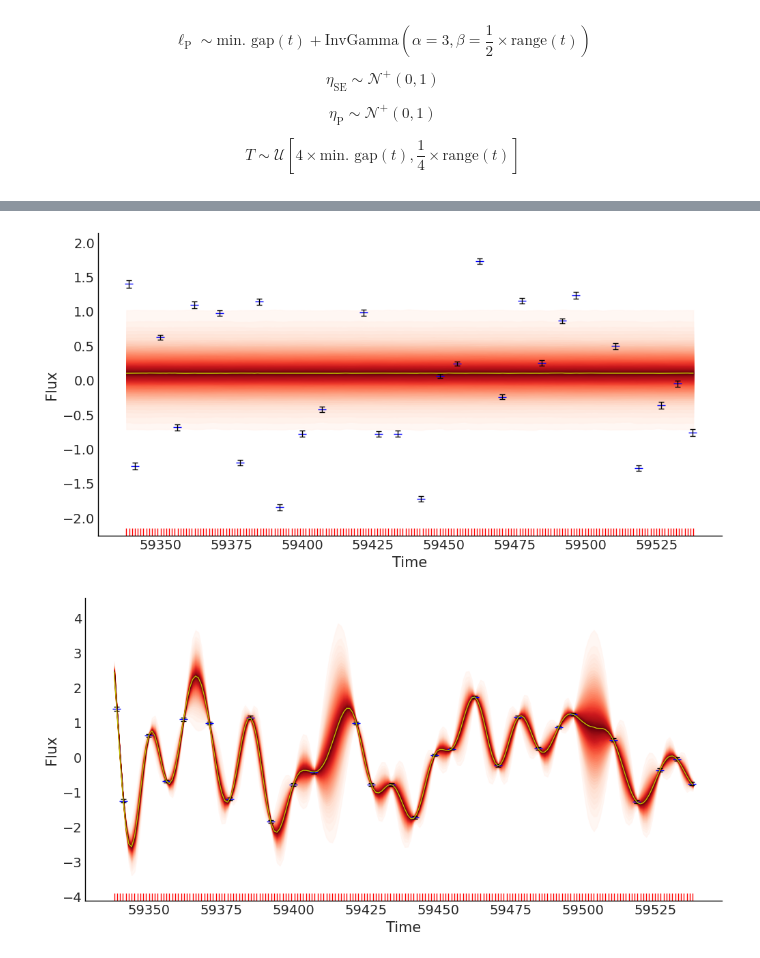
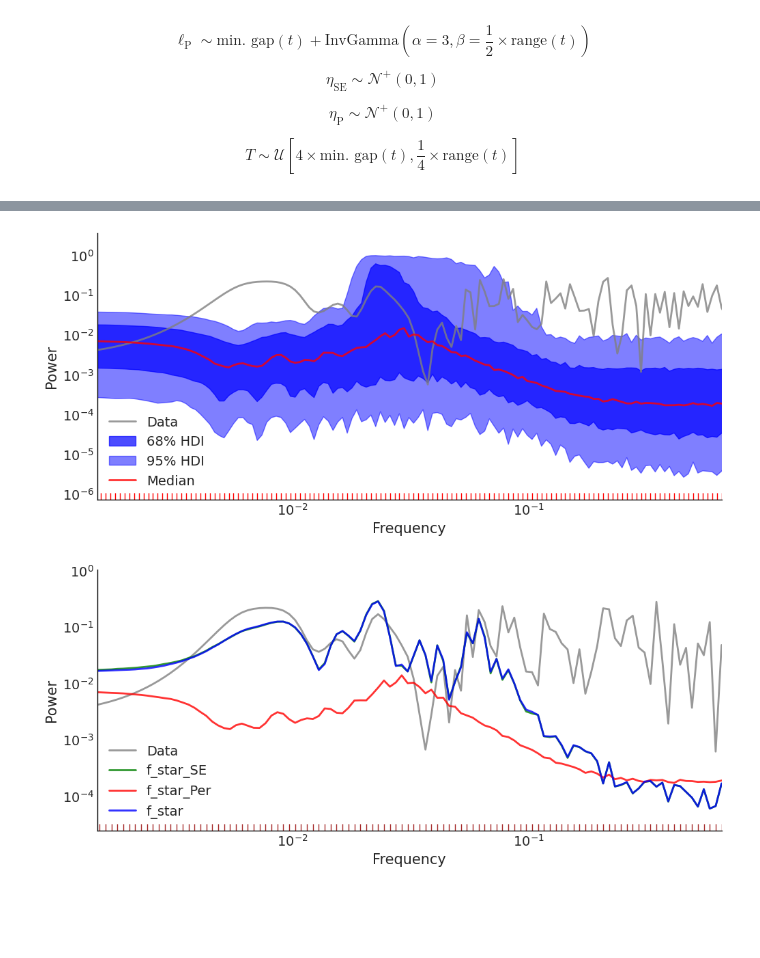
Before and after one commit to shihchingfu/gp-sandbox-thunderkat, a Jupyter notebook: fitting_80_ra271.352_dec-29.642_MAXIJ1803.ipynb, the cells around one changed output, grey strips where cells are left out. Saved outputs shown, nothing was run; the diff lists cells and outputs as text; code cells hidden in the pictures; blank space fills up the shorter version.

```diff
--- a/fitting_80_ra271.352_dec-29.642_MAXIJ1803.ipynb
+++ b/fitting_80_ra271.352_dec-29.642_MAXIJ1803.ipynb
@@ -22,6 +23,6 @@ Running on PyMC v5.6.1
 # %%
 # File paths to CSVs of flux density observations.
 csv_paths_list = sorted(list(Path('data_raw').iterdir()))
-csv_path = csv_paths_list[3]
-ufn.plot_lc(csv_path, save_plot=True)
+csv_path = csv_paths_list[4]
+ufn.plot_lc(csv_path, show_title=True, save_plot=False);
 # %% [output]
@@ -123,10 +176,12 @@ plt.savefig("figures/80_ra271.352_dec-29.642_MAXIJ1803TraPDB_andersson_postpred_
 # %%
-ufn.plot_postpred_samples(gpSE_gpPer_trace, "f_star_Per")
-plt.savefig("figures/80_ra271.352_dec-29.642_MAXIJ1803TraPDB_andersson_postpred_fstarPer.jpg", dpi=300, bbox_inches='tight')
+ufn.plot_lsp(gpSE_gpPer_trace, group="posterior_predictive", variable_name="f_star_Per")
+plt.xlim(this_xlim);
+#plt.savefig(f"figures/{csv_path.stem}_postpred_lsp_fstarPer.jpg", dpi=300, bbox_inches='tight')
 # %% [output]
-[figure, old version]
+[figure, new version]
 # %%
-ufn.plot_postpred_samples(gpSE_gpPer_trace, "f_star")
-plt.savefig("figures/80_ra271.352_dec-29.642_MAXIJ1803TraPDB_andersson_postpred_fstar.jpg", dpi=300, bbox_inches='tight')
+ufn.plot_lsps(gpSE_gpPer_trace, group="posterior_predictive")
+plt.xlim(this_xlim);
+#plt.savefig(f"figures/{csv_path.stem}_postpred_lsps.jpg", dpi=300, bbox_inches='tight')
 # %% [output]
-[figure, old version]
+[figure, new version]
```
Also changed, not shown: parts of 29 cells of this notebook, 2 other files.
